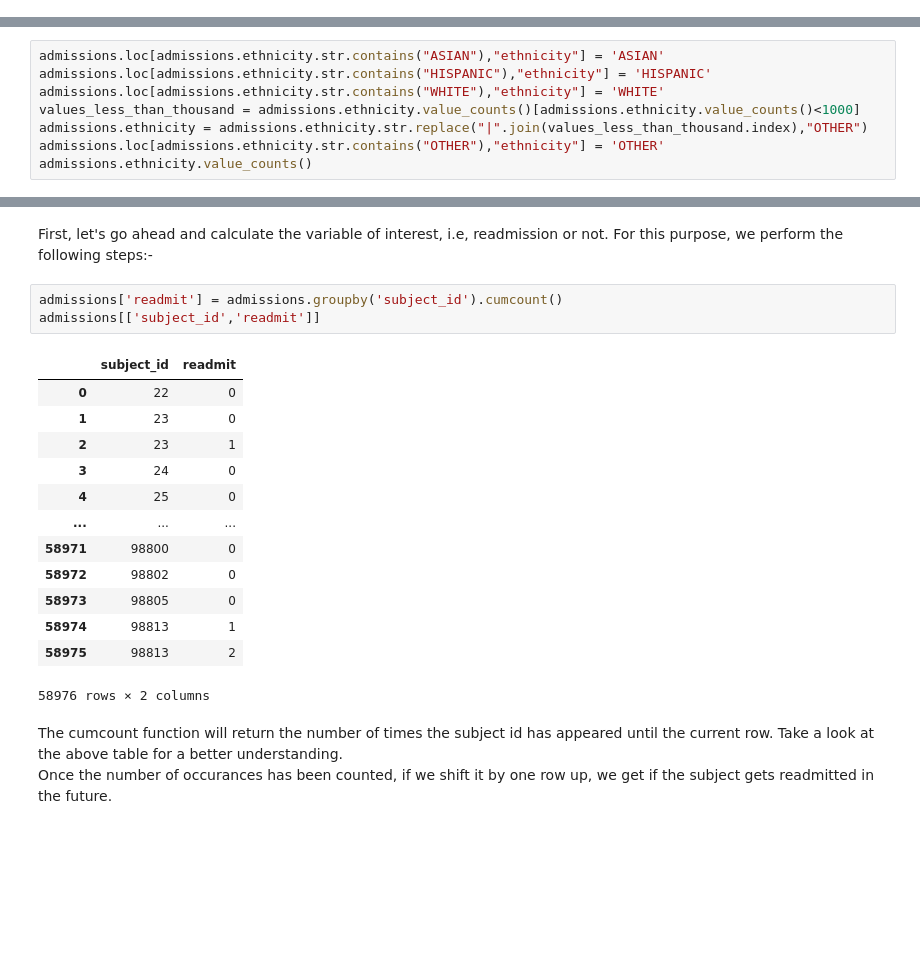
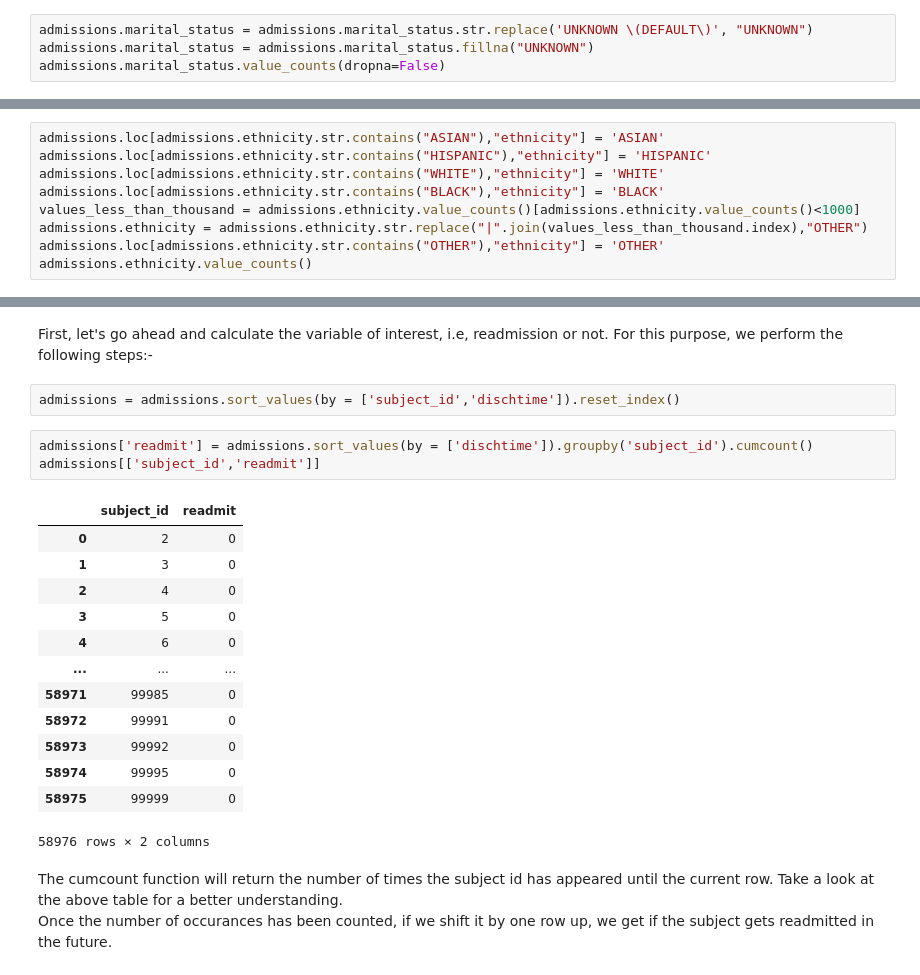
Before and after one commit to Gagan-K-Shetty/Da_project, a Jupyter notebook: Hospital_readmission.ipynb, the cells around one changed output, grey strips where cells are left out. Cells and saved outputs as stored; diff of their text form; blank space fills up the shorter version.

```diff
--- a/Hospital_readmission.ipynb
+++ b/Hospital_readmission.ipynb
@@ -238,0 +259,4 @@ Name: marital_status, dtype: int64
+# %%
+admissions.marital_status = admissions.marital_status.str.replace('UNKNOWN \(DEFAULT\)', "UNKNOWN")
+admissions.marital_status = admissions.marital_status.fillna("UNKNOWN")
+admissions.marital_status.value_counts(dropna=False)
@@ -322,6 +355,7 @@ As we can see, the ethnicity of the patientis vary a lot and there are many ethn
 admissions.loc[admissions.ethnicity.str.contains("ASIAN"),"ethnicity"] = 'ASIAN'
 admissions.loc[admissions.ethnicity.str.contains("HISPANIC"),"ethnicity"] = 'HISPANIC'
 admissions.loc[admissions.ethnicity.str.contains("WHITE"),"ethnicity"] = 'WHITE'
+admissions.loc[admissions.ethnicity.str.contains("BLACK"),"ethnicity"] = 'BLACK'
 values_less_than_thousand = admissions.ethnicity.value_counts()[admissions.ethnicity.value_counts()<1000]
 admissions.ethnicity = admissions.ethnicity.str.replace("|".join(values_less_than_thousand.index),"OTHER")
 admissions.loc[admissions.ethnicity.str.contains("OTHER"),"ethnicity"] = 'OTHER'
@@ -763,22 +798,24 @@ procedures
 ### Target variable calculation
 # %% [markdown]
 First, let's go ahead and calculate the variable of interest, i.e, readmission or not. For this purpose, we perform the following steps:-
+# %%
+admissions = admissions.sort_values(by = ['subject_id','dischtime']).reset_index()
 # %%
-admissions['readmit'] = admissions.groupby('subject_id').cumcount()
+admissions['readmit'] = admissions.sort_values(by = ['dischtime']).groupby('subject_id').cumcount()
 admissions[['subject_id','readmit']]
 # %% [output]
 |  | subject_id | readmit |
-| 0 | 22 | 0 |
-| 1 | 23 | 0 |
-| 2 | 23 | 1 |
-| 3 | 24 | 0 |
-| 4 | 25 | 0 |
+| 0 | 2 | 0 |
+| 1 | 3 | 0 |
+| 2 | 4 | 0 |
+| 3 | 5 | 0 |
+| 4 | 6 | 0 |
 | ... | ... | ... |
-| 58971 | 98800 | 0 |
-| 58972 | 98802 | 0 |
-| 58973 | 98805 | 0 |
-| 58974 | 98813 | 1 |
-| 58975 | 98813 | 2 |
+| 58971 | 99985 | 0 |
+| 58972 | 99991 | 0 |
+| 58973 | 99992 | 0 |
+| 58974 | 99995 | 0 |
+| 58975 | 99999 | 0 |
 58976 rows × 2 columns
 # %% [markdown]
 The cumcount function will return the number of times the subject id has appeared until the current row. Take a look at the above table for a better understanding.
```
Also changed, not shown: parts of 224 cells of this notebook.
